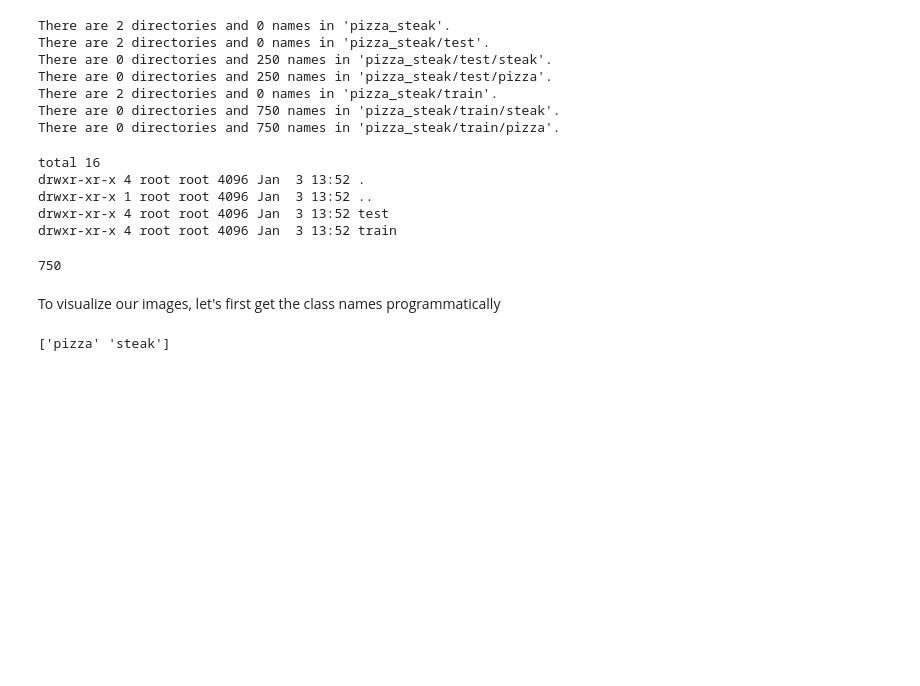
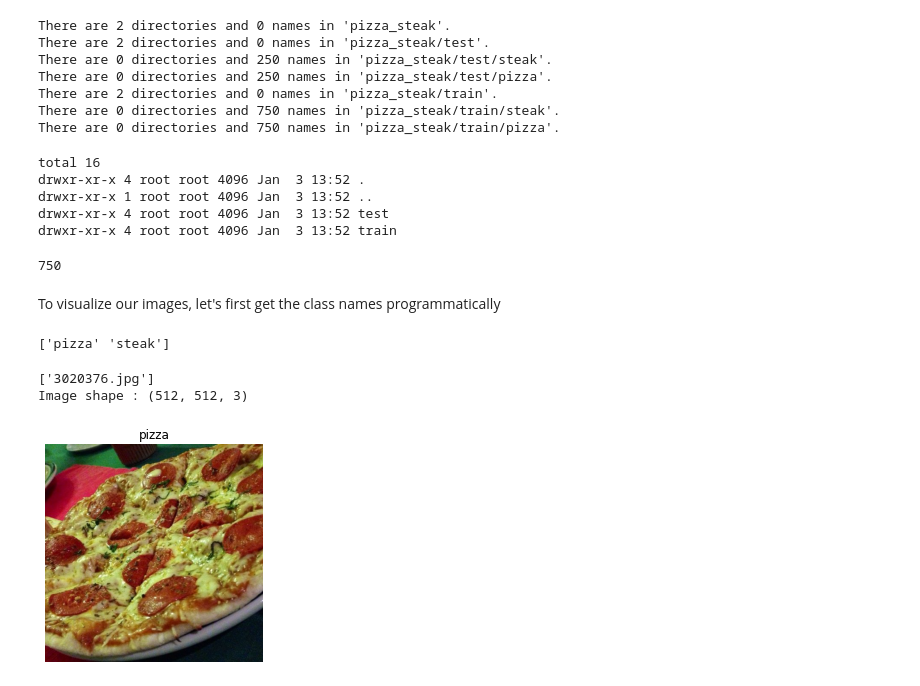
Before and after one commit to 21Ovi/TensorFlow_, a Jupyter notebook: 03_computer_vison_with_tensorflow_fundamentals.ipynb, the cells around one changed output. Saved outputs shown, nothing was run; the diff lists cells and outputs as text; code cells hidden in the pictures; blank space fills up the shorter version.

```diff
--- a/03_computer_vison_with_tensorflow_fundamentals.ipynb
+++ b/03_computer_vison_with_tensorflow_fundamentals.ipynb
@@ -129,3 +129,11 @@ def view_random_image(target_dir, target_class):
   print(f"Image shape : {img.shape}") # Show the shape of the image
 
   return img
+# %%
+# View a random image from the training dataset
+img = view_random_image(target_dir="pizza_steak/train/",
+                        target_class="pizza")
+# %% [output]
+['3020376.jpg']
+Image shape : (512, 512, 3)
+[figure, added]
```
Also changed, not shown: parts of 1 cell of this notebook.
